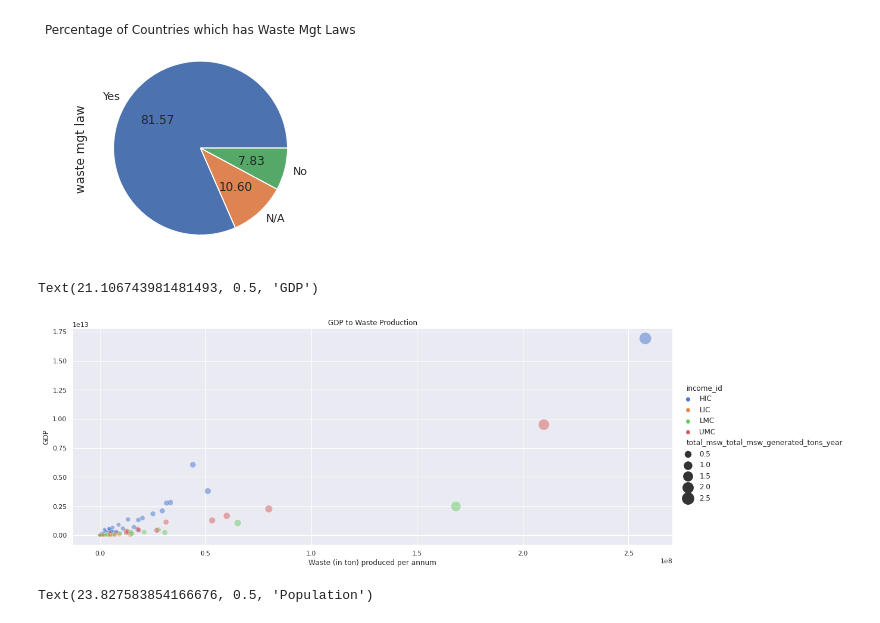
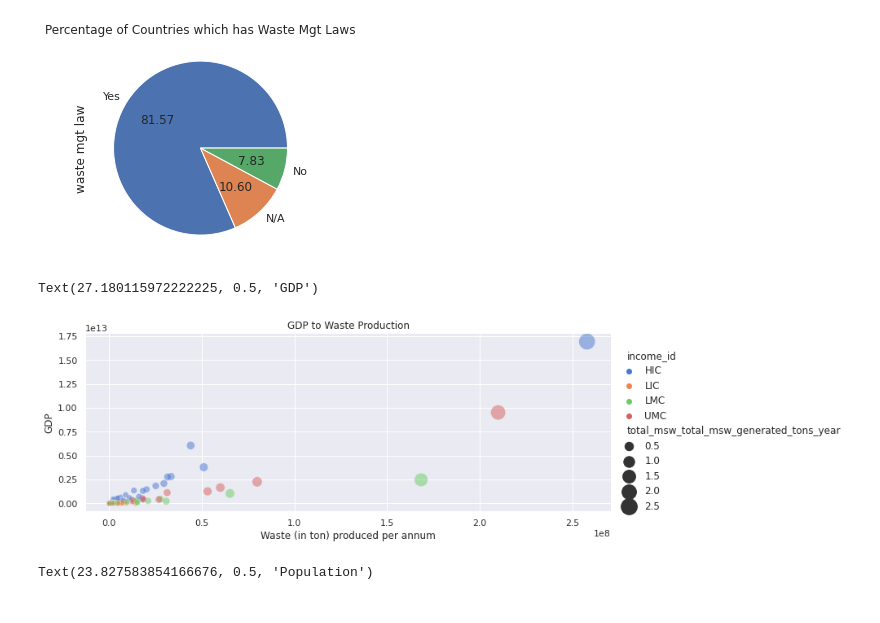
Before and after one commit to jade-lam/Springboard-DSC, a Jupyter notebook: 20. Data Storytelling.ipynb, the cells around one changed output. Cells and saved outputs as stored; diff of their text form; code cells hidden in the pictures.

```diff
--- a/20. Data Storytelling.ipynb
+++ b/20. Data Storytelling.ipynb
@@ -137,14 +137,14 @@ Text(0.5, 1.0, 'Percentage of Countries which has Waste Mgt Laws')
 # %%
 # relationship between gdp and waste production
 sns.relplot(x="total_msw_total_msw_generated_tons_year", y="gdp", hue="income_id", size="total_msw_total_msw_generated_tons_year",
             sizes=(40, 400), alpha=.5, palette="muted",
-            height=6, aspect=2.5, data=df)
+            height=4, aspect=2.5, data=df)
 plt.title('GDP to Waste Production')
 plt.xlabel('Waste (in ton) produced per annum')
 plt.ylabel('GDP')
 # %% [output]
-Text(21.106743981481493, 0.5, 'GDP')
+Text(27.180115972222225, 0.5, 'GDP')
-[figure, old version]
+[figure, new version]
 # %%
 #relationship between population and waste production
 sns.relplot(x="total_msw_total_msw_generated_tons_year", y="population_population_number_of_people", hue="income_id", size="population_population_number_of_people",
```
